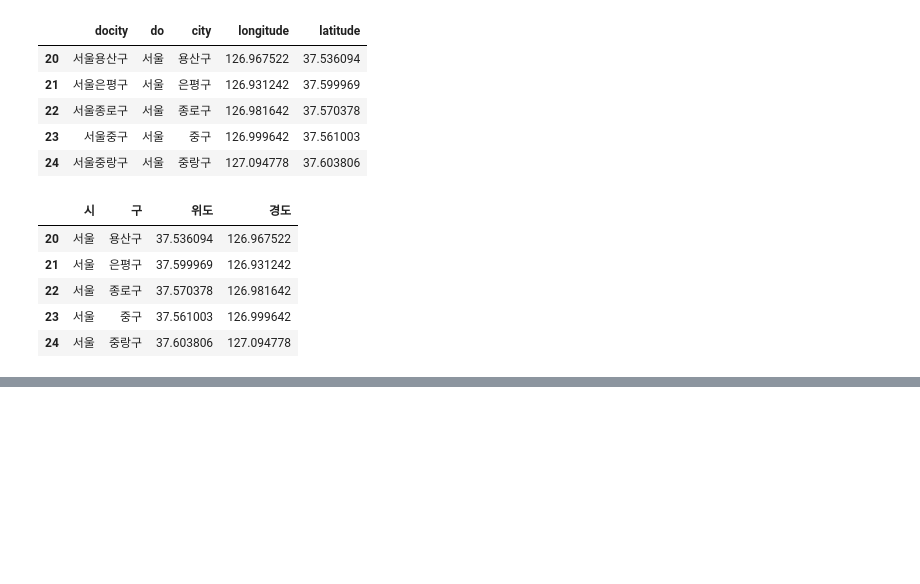
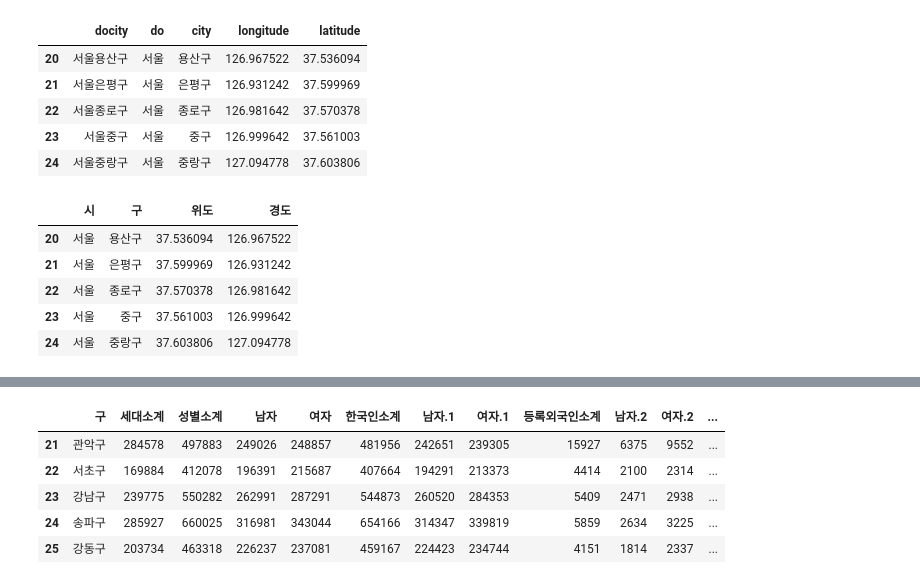
Before and after one commit to devuoon/bigdata-analysis-2024, a Jupyter notebook: day07/da16_스타벅스매장_입지분석.ipynb, the cells around one changed output, grey strips where cells are left out. Drawn from its saved outputs; the diff is of its cells as text; code cells hidden in the pictures; blank space fills up the shorter version.

```diff
--- a/day07/da16_스타벅스매장_입지분석.ipynb
+++ b/day07/da16_스타벅스매장_입지분석.ipynb
@@ -73,0 +111,11 @@ dfSeoulGuLast.tail()
+# %%
+# 서울시 구별 인구통계 로드
+dfSeoulGuPop = pd.read_excel('./data/수정_서울_구별인구.xlsx')
+dfSeoulGuPop.tail()
+# %% [output]
+|  | 구 | 세대소계 | 성별소계 | 남자 | 여자 | 한국인소계 | 남자.1 | 여자.1 | 등록외국인소계 | 남자.2 | 여자.2 | ... |
+| 21 | 관악구 | 284578 | 497883 | 249026 | 248857 | 481956 | 242651 | 239305 | 15927 | 6375 | 9552 | ... |
+| 22 | 서초구 | 169884 | 412078 | 196391 | 215687 | 407664 | 194291 | 213373 | 4414 | 2100 | 2314 | ... |
+| 23 | 강남구 | 239775 | 550282 | 262991 | 287291 | 544873 | 260520 | 284353 | 5409 | 2471 | 2938 | ... |
+| 24 | 송파구 | 285927 | 660025 | 316981 | 343044 | 654166 | 314347 | 339819 | 5859 | 2634 | 3225 | ... |
+| 25 | 강동구 | 203734 | 463318 | 226237 | 237081 | 459167 | 224423 | 234744 | 4151 | 1814 | 2337 | ... |
```
Also changed, not shown: parts of 12 cells of this notebook, 3 other files.
